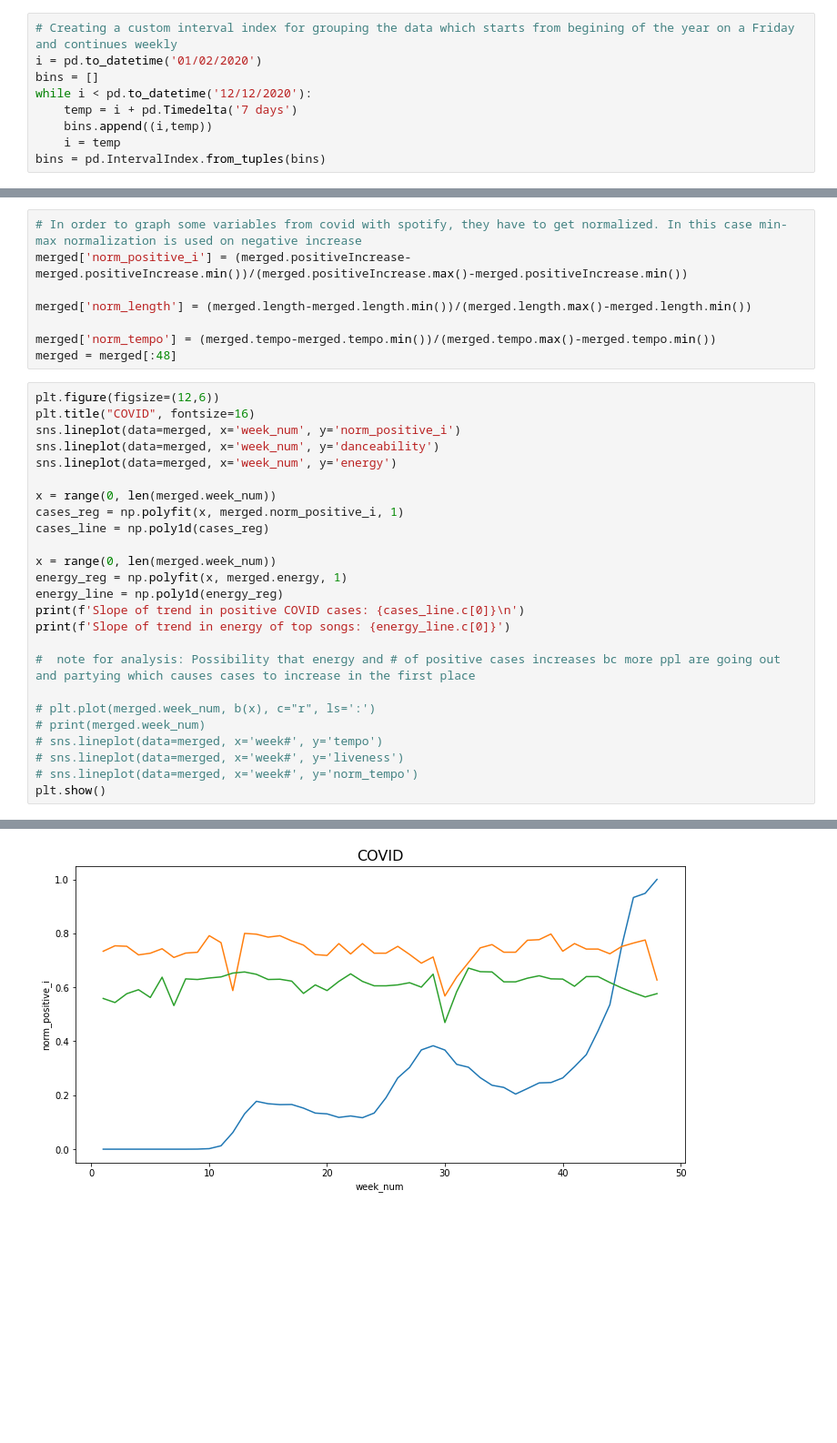
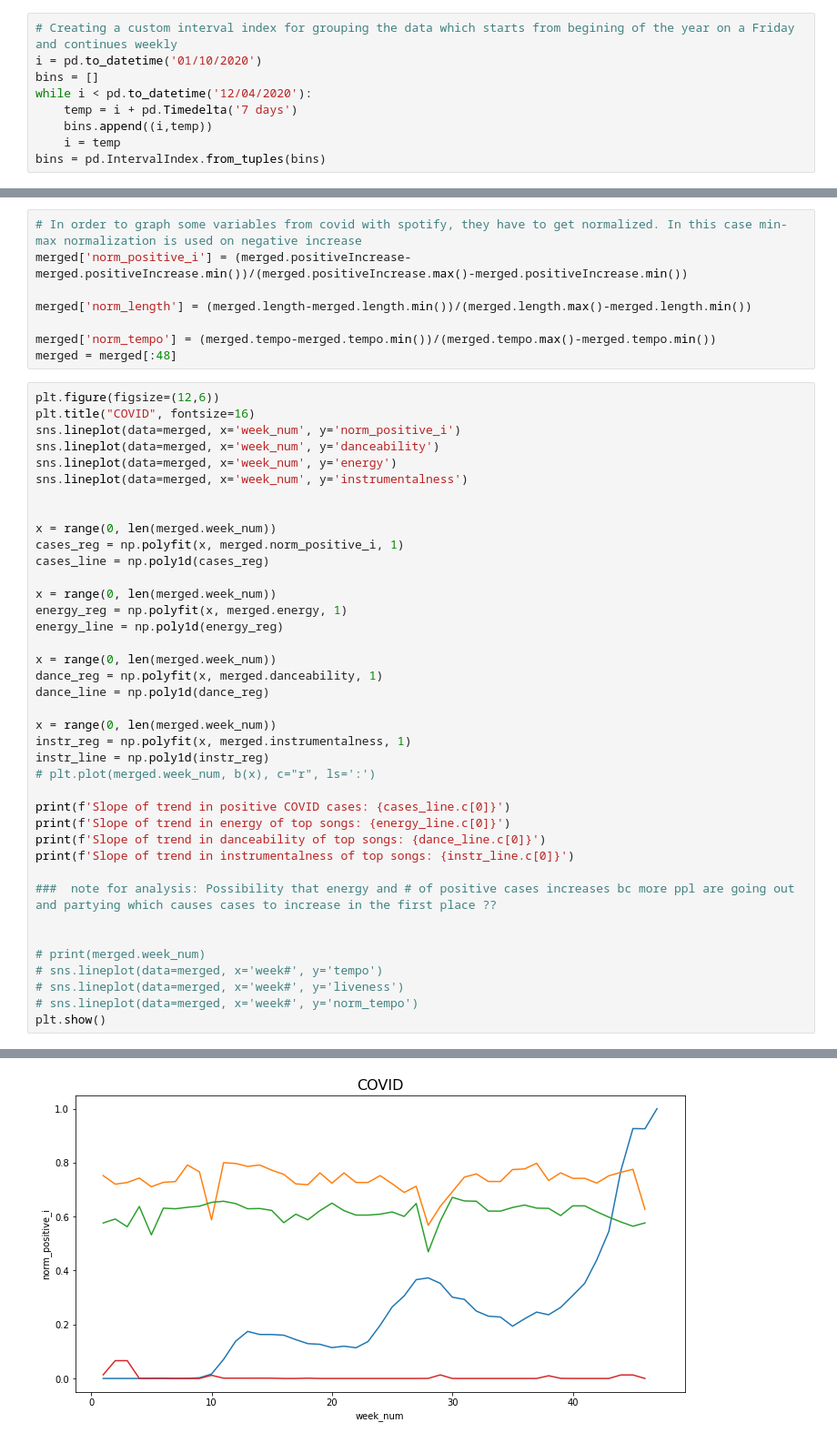
Before and after one commit to sonyal/COVIDSpotifyTrends, a Jupyter notebook: final.ipynb, the cells around one changed output, grey strips where cells are left out. Shown: that part at 91% size. Cells and saved outputs as stored; diff of their text form; blank space fills up the shorter version.

Commit message:
added pre-covid analysis & vizualization

```diff
--- a/final.ipynb
+++ b/final.ipynb
@@ -39,9 +32,9 @@ if 'death' in covid_data.columns:
 Knowing that the Spotify data is grouped on a weekly basis starting on a Friday, the next step is to prepare the COVID data so it is easy to merge.
 # %%
 # Creating a custom interval index for grouping the data which starts from begining of the year on a Friday and continues weekly
-i = pd.to_datetime('01/02/2020')
+i = pd.to_datetime('01/10/2020')
 bins = []
-while i < pd.to_datetime('12/12/2020'):
+while i < pd.to_datetime('12/04/2020'):
     temp = i + pd.Timedelta('7 days')
     bins.append((i,temp))
     i = temp
@@ -166,6 +142,8 @@ plt.title("COVID", fontsize=16)
 sns.lineplot(data=merged, x='week_num', y='norm_positive_i')
 sns.lineplot(data=merged, x='week_num', y='danceability')
 sns.lineplot(data=merged, x='week_num', y='energy')
+sns.lineplot(data=merged, x='week_num', y='instrumentalness')
+
 
 x = range(0, len(merged.week_num))
 cases_reg = np.polyfit(x, merged.norm_positive_i, 1)
@@ -174,12 +152,24 @@ cases_line = np.poly1d(cases_reg)
 x = range(0, len(merged.week_num))
 energy_reg = np.polyfit(x, merged.energy, 1)
 energy_line = np.poly1d(energy_reg)
-print(f'Slope of trend in positive COVID cases: {cases_line.c[0]}\n')
+
+x = range(0, len(merged.week_num))
+dance_reg = np.polyfit(x, merged.danceability, 1)
+dance_line = np.poly1d(dance_reg)
+
+x = range(0, len(merged.week_num))
+instr_reg = np.polyfit(x, merged.instrumentalness, 1)
+instr_line = np.poly1d(instr_reg)
+# plt.plot(merged.week_num, b(x), c="r", ls=':')
+
+print(f'Slope of trend in positive COVID cases: {cases_line.c[0]}')
 print(f'Slope of trend in energy of top songs: {energy_line.c[0]}')
+print(f'Slope of trend in danceability of top songs: {dance_line.c[0]}')
+print(f'Slope of trend in instrumentalness of top songs: {instr_line.c[0]}')
 
-#  note for analysis: Possibility that energy and # of positive cases increases bc more ppl are going out and partying which causes cases to increase in the first place
+###  note for analysis: Possibility that energy and # of positive cases increases bc more ppl are going out and partying which causes cases to increase in the first place ??
 
-# plt.plot(merged.week_num, b(x), c="r", ls=':')
+
 # print(merged.week_num)
 # sns.lineplot(data=merged, x='week#', y='tempo')
 # sns.lineplot(data=merged, x='week#', y='liveness')
@@ -192 +183 @@ Slope of trend in energy of top songs: 0.0003241261398176294
-[figure, old version]
+[figure, new version]
```
Also changed, not shown: parts of 18 cells of this notebook.
